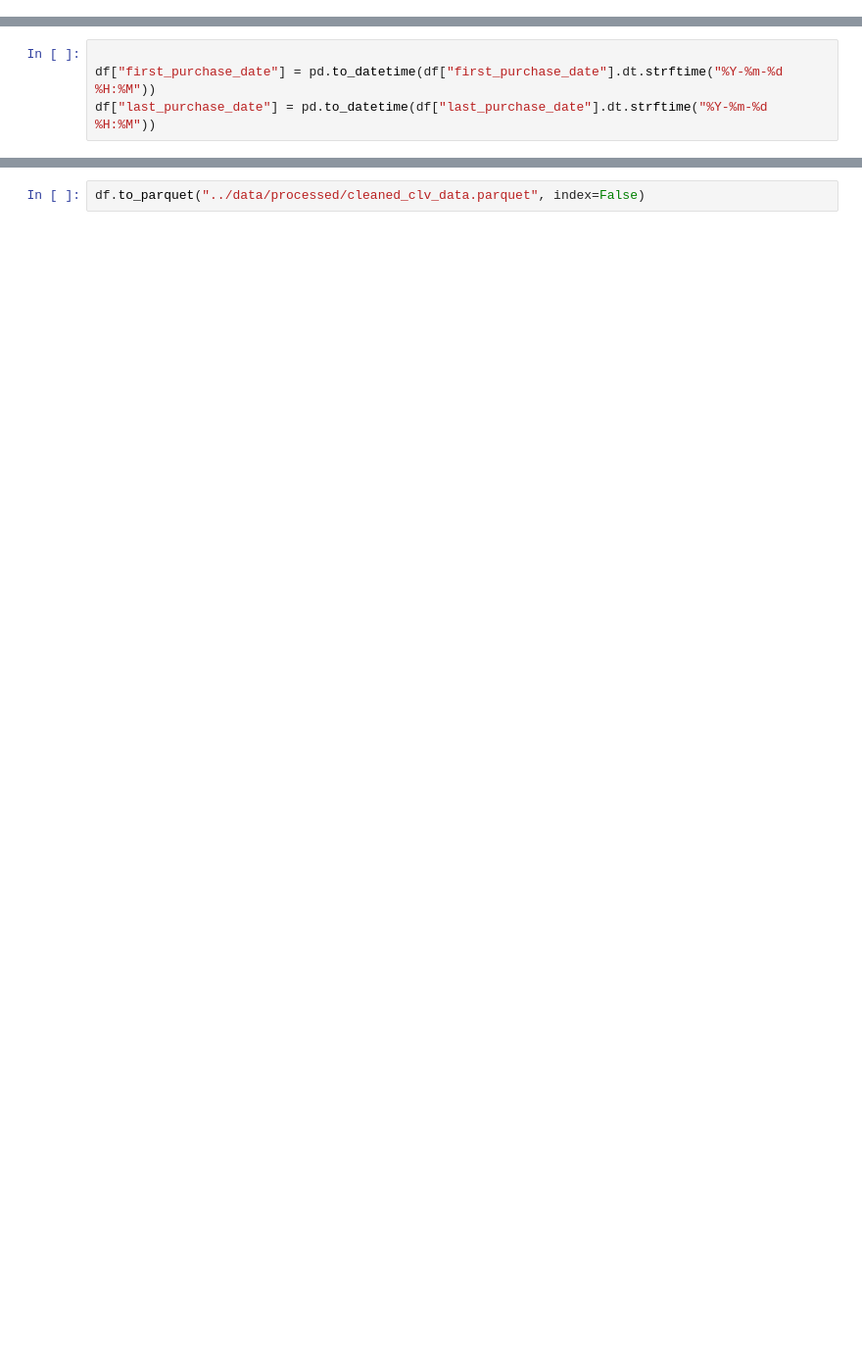
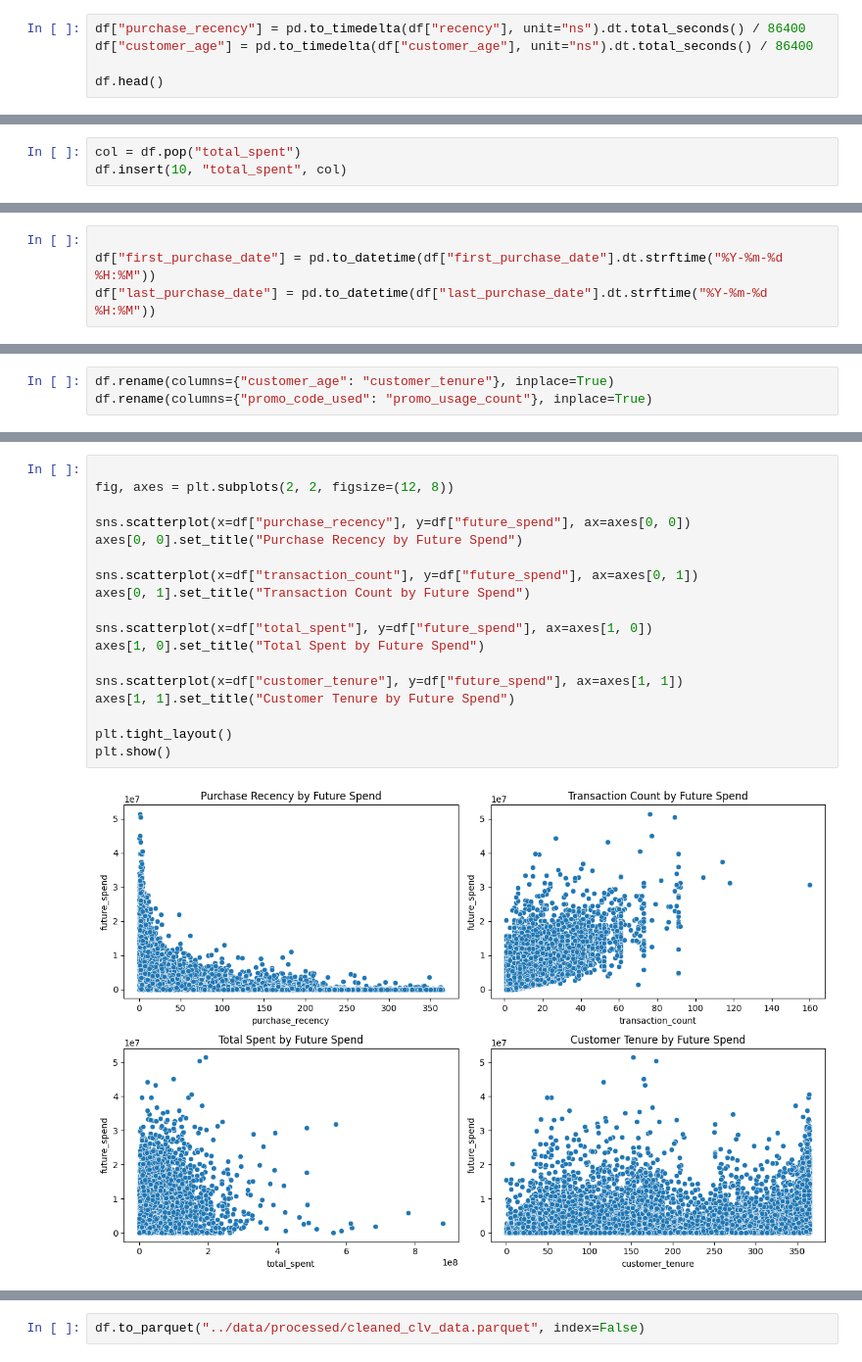
Before and after one commit to Danny-Dalo/Ecommerce-CLV-Prediction, a Jupyter notebook: notebooks/data_cleaning.ipynb, the cells around one changed output, grey strips where cells are left out. Shown at 98% size. Saved outputs shown, nothing was run; the diff lists cells and outputs as text; blank space fills up the shorter version.

```diff
--- a/notebooks/data_cleaning.ipynb
+++ b/notebooks/data_cleaning.ipynb
@@ -25,0 +23,5 @@ df.head()
+# %%
+df["purchase_recency"] = pd.to_timedelta(df["recency"], unit="ns").dt.total_seconds() / 86400
+df["customer_age"] = pd.to_timedelta(df["customer_age"], unit="ns").dt.total_seconds() / 86400
+
+df.head()
@@ -25,0 +37,3 @@ df.head()
+# %%
+col = df.pop("total_spent")
+df.insert(10, "total_spent", col)
@@ -64,0 +82,3 @@ __26.5% of customers generated no revenue__
+# %%
+df.rename(columns={"customer_age": "customer_tenure"}, inplace=True)
+df.rename(columns={"promo_code_used": "promo_usage_count"}, inplace=True)
@@ -64,0 +103,20 @@ __26.5% of customers generated no revenue__
+# %%
+
+fig, axes = plt.subplots(2, 2, figsize=(12, 8))
+
+sns.scatterplot(x=df["purchase_recency"], y=df["future_spend"], ax=axes[0, 0])
+axes[0, 0].set_title("Purchase Recency by Future Spend")
+
+sns.scatterplot(x=df["transaction_count"], y=df["future_spend"], ax=axes[0, 1])
+axes[0, 1].set_title("Transaction Count by Future Spend")
+
+sns.scatterplot(x=df["total_spent"], y=df["future_spend"], ax=axes[1, 0])
+axes[1, 0].set_title("Total Spent by Future Spend")
+
+sns.scatterplot(x=df["customer_tenure"], y=df["future_spend"], ax=axes[1, 1])
+axes[1, 1].set_title("Customer Tenure by Future Spend")
+
+plt.tight_layout()
+plt.show()
+# %% [output]
+[figure, added]
```
Also changed, not shown: parts of 23 cells of this notebook, 3 other files.
